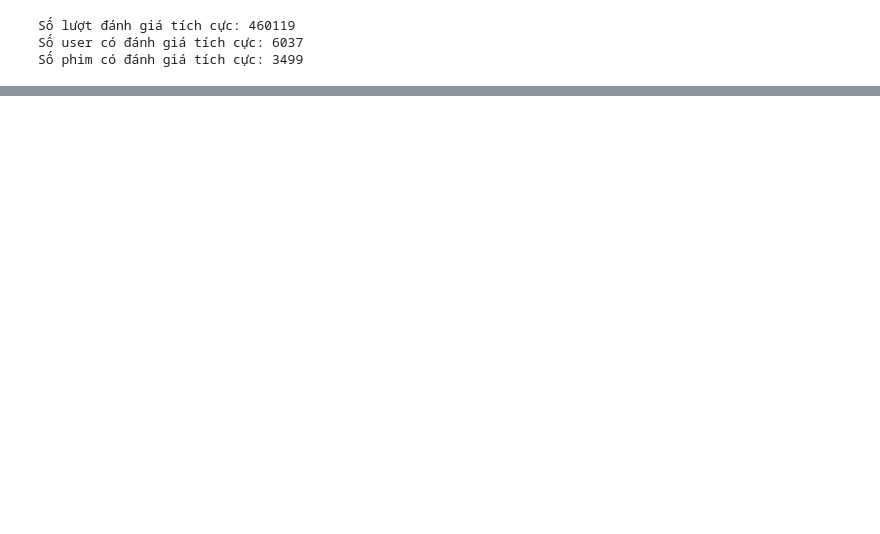
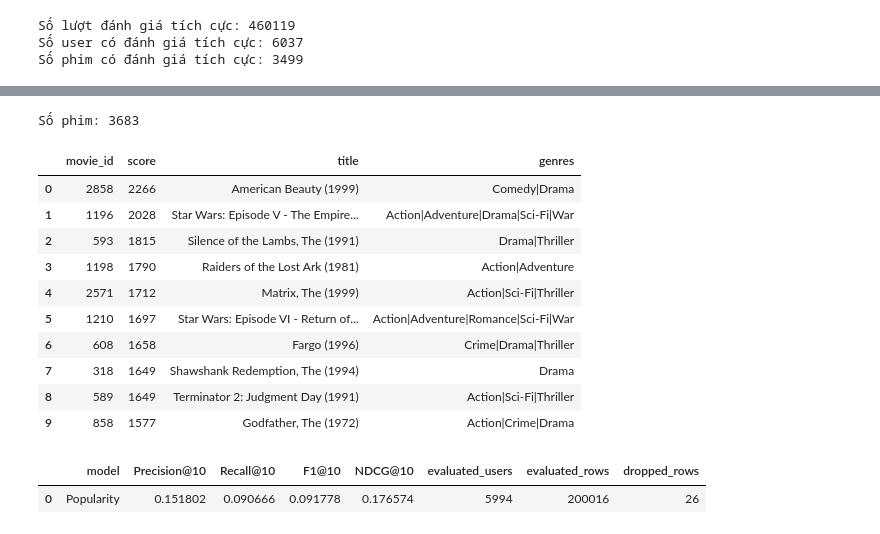
Before and after one commit to nguyentrang05/Movie_Recommendation_System, a Jupyter notebook: notebooks/02_baseline_model.ipynb, the cells around one changed output, grey strips where cells are left out. Drawn from its saved outputs; the diff is of its cells as text; code cells hidden in the pictures; blank space fills up the shorter version.

```diff
--- a/notebooks/02_baseline_model.ipynb
+++ b/notebooks/02_baseline_model.ipynb
@@ -32,0 +1,21 @@ test_data = pd.read_csv("../data/processed/test.csv")
+# %%
+import sys
+from pathlib import Path
+import pandas as pd
+import numpy as np
+import matplotlib
+import matplotlib.pyplot as plt
+thu_muc_goc = Path.cwd()
+thu_muc_goc = Path.cwd()
+if not (thu_muc_goc / "src").exists():
+    thu_muc_goc = thu_muc_goc.parent
+if str(thu_muc_goc) not in sys.path:
+    sys.path.insert(0, str(thu_muc_goc))
+from src.du_lieu import doc_du_lieu
+from src.danh_gia import danh_gia_mo_hinh
+from src.luu_ket_qua import luu_bang_ket_qua
+from src.popularity import huan_luyen_popularity, goi_y_popularity
+# %%
+train_data, test_data, phim = doc_du_lieu(thu_muc_goc)
+print("Train:", train_data.shape)
+print("Test:", test_data.shape)
@@ -250,0 +35,31 @@ dtype: float64
+# %%
+mo_hinh = huan_luyen_popularity(train_data)
+print("Số phim:", len(mo_hinh["ds_phim"]))
+# %% [output]
+Số phim: 3683
+# %%
+bang_goi_y = goi_y_popularity(mo_hinh, ma_nguoi_dung=1, so_phim=10)
+bang_hien_thi = bang_goi_y.merge(phim, on="movie_id", how="left")
+display(bang_hien_thi)
+# %% [output]
+|  | movie_id | score | title | genres |
+| 0 | 2858 | 2266 | American Beauty (1999) | Comedy|Drama |
+| 1 | 1196 | 2028 | Star Wars: Episode V - The Empire... | Action|Adventure|Drama|Sci-Fi|War |
+| 2 | 593 | 1815 | Silence of the Lambs, The (1991) | Drama|Thriller |
+| 3 | 1198 | 1790 | Raiders of the Lost Ark (1981) | Action|Adventure |
+| 4 | 2571 | 1712 | Matrix, The (1999) | Action|Sci-Fi|Thriller |
+| 5 | 1210 | 1697 | Star Wars: Episode VI - Return of... | Action|Adventure|Romance|Sci-Fi|War |
+| 6 | 608 | 1658 | Fargo (1996) | Crime|Drama|Thriller |
+| 7 | 318 | 1649 | Shawshank Redemption, The (1994) | Drama |
+| 8 | 589 | 1649 | Terminator 2: Judgment Day (1991) | Action|Sci-Fi|Thriller |
+| 9 | 858 | 1577 | Godfather, The (1972) | Action|Crime|Drama |
+# %%
+ket_qua, chi_tiet = danh_gia_mo_hinh(goi_y_popularity, mo_hinh, test_data, k=10)
+bang_ket_qua = pd.DataFrame([ket_qua])
+bang_ket_qua.insert(0, "model", "Popularity")
+display(bang_ket_qua)
+luu_bang_ket_qua(bang_ket_qua, thu_muc_goc / "reports/tables/02_baseline.csv")
+luu_bang_ket_qua(chi_tiet, thu_muc_goc / "reports/chi_tiet/02_baseline.csv")
+# %% [output]
+|  | model | Precision@10 | Recall@10 | F1@10 | NDCG@10 | evaluated_users | evaluated_rows | dropped_rows |
+| 0 | Popularity | 0.151802 | 0.090666 | 0.091778 | 0.176574 | 5994 | 200016 | 26 |
```
Also changed, not shown: parts of 12 cells of this notebook, 20 other files.
